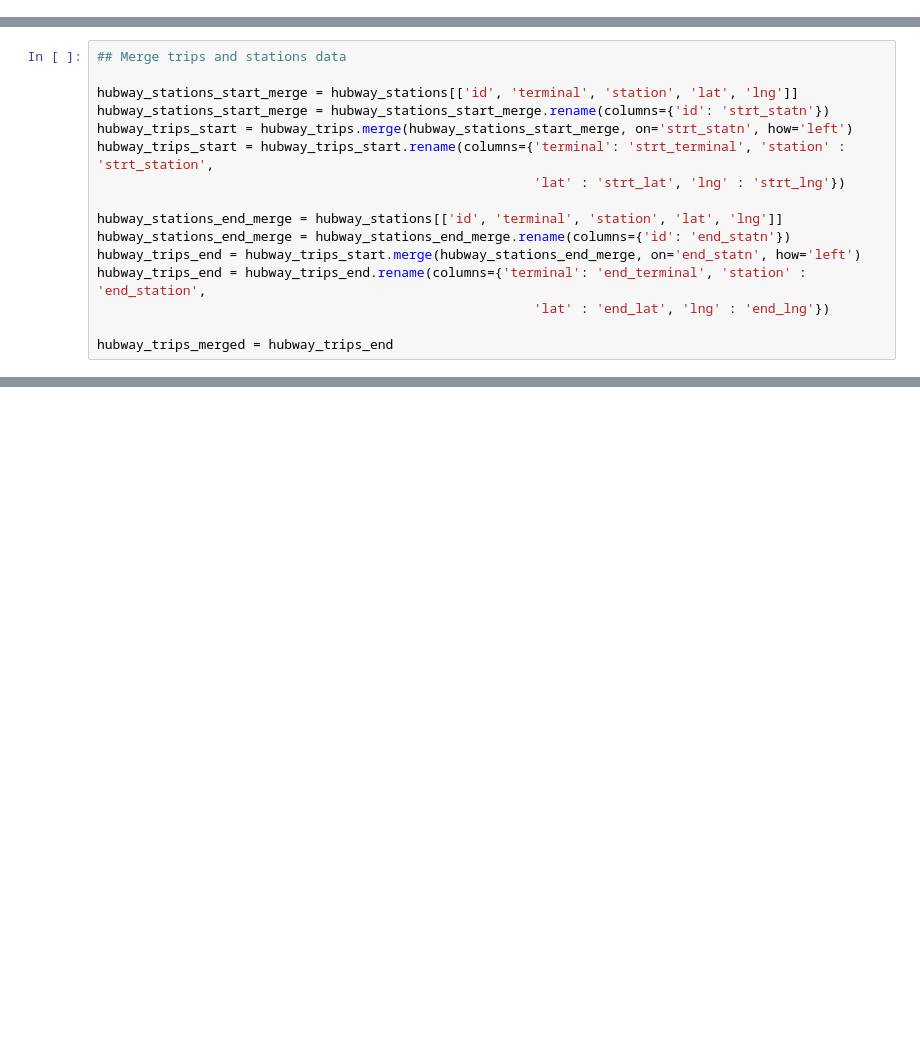
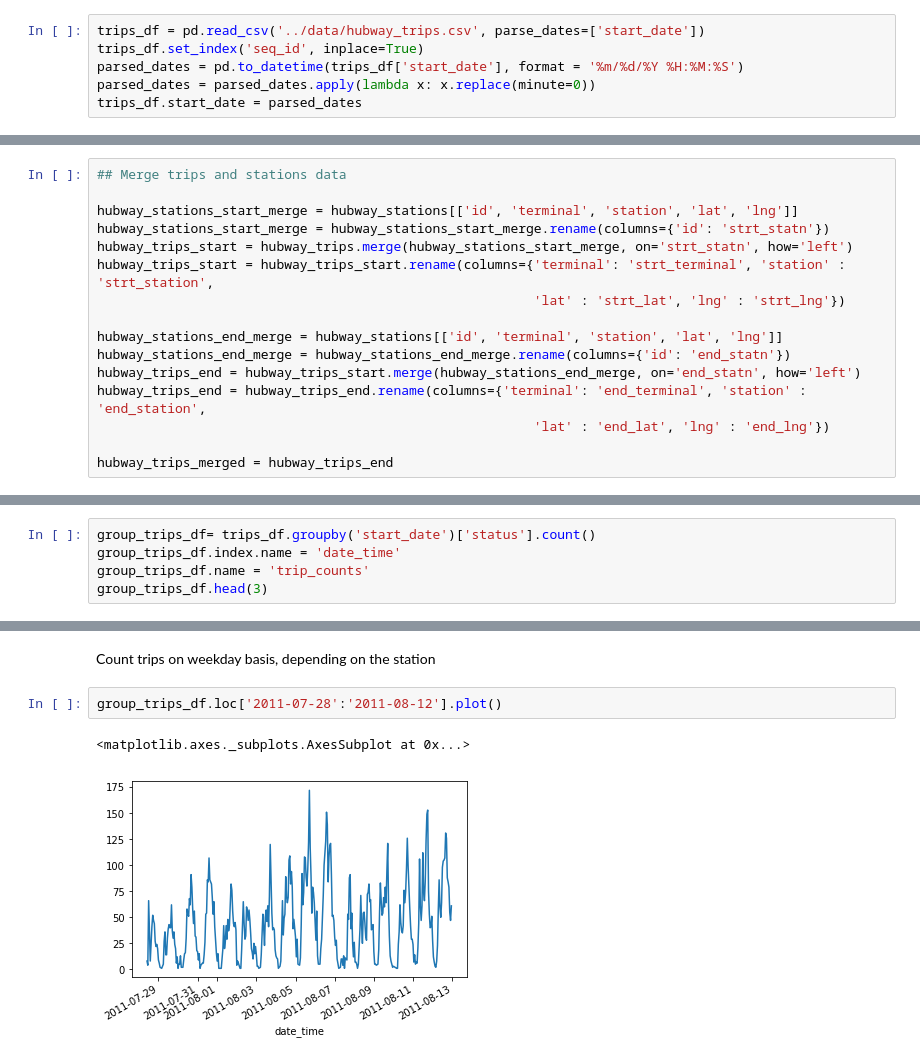
Before and after one commit to jcassoumounat/Hubway-Analysis, a Jupyter notebook: notebooks/parse_data.ipynb, the cells around one changed output, grey strips where cells are left out. Saved outputs shown, nothing was run; the diff lists cells and outputs as text; blank space fills up the shorter version.

```diff
--- a/notebooks/parse_data.ipynb
+++ b/notebooks/parse_data.ipynb
@@ -33,0 +38,6 @@ hubway_trips.head()
+# %%
+trips_df = pd.read_csv('../data/hubway_trips.csv', parse_dates=['start_date'])
+trips_df.set_index('seq_id', inplace=True)
+parsed_dates = pd.to_datetime(trips_df['start_date'], format = '%m/%d/%Y %H:%M:%S')
+parsed_dates = parsed_dates.apply(lambda x: x.replace(minute=0))
+trips_df.start_date = parsed_dates
@@ -152,0 +127,5 @@ hubway_trips_2011['start_date'].size
+# %%
+group_trips_df= trips_df.groupby('start_date')['status'].count()
+group_trips_df.index.name = 'date_time'
+group_trips_df.name = 'trip_counts'
+group_trips_df.head(3)
@@ -152,0 +138,7 @@ hubway_trips_2011['start_date'].size
+# %% [markdown]
+Count trips on weekday basis, depending on the station
+# %%
+group_trips_df.loc['2011-07-28':'2011-08-12'].plot()
+# %% [output]
+<matplotlib.axes._subplots.AxesSubplot at 0x...>
+[figure, added]
```
Also changed, not shown: parts of 86 cells of this notebook, 2 other files.
